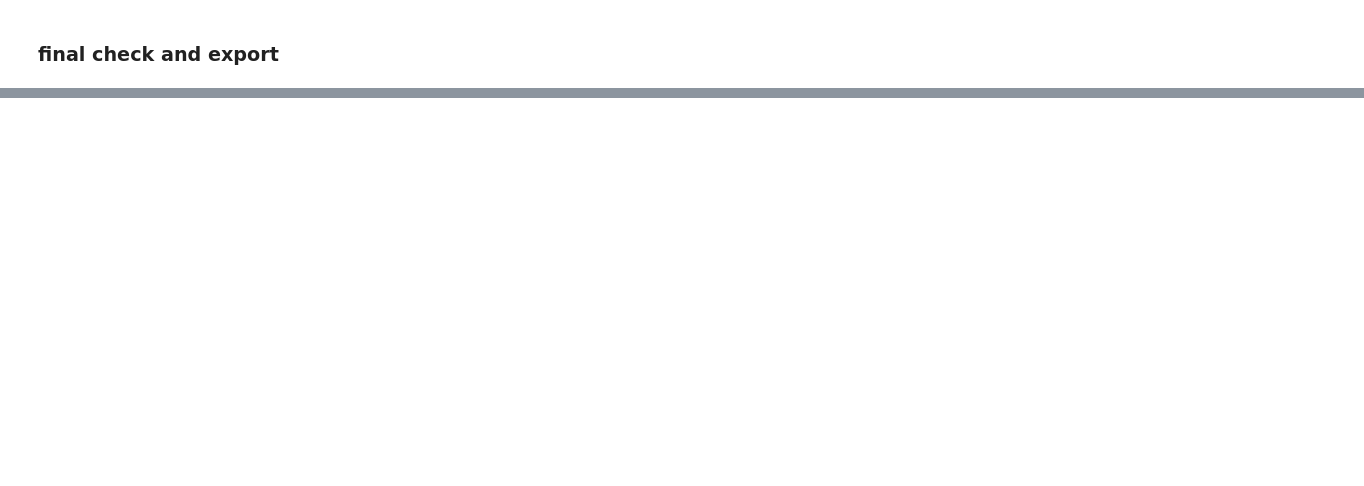
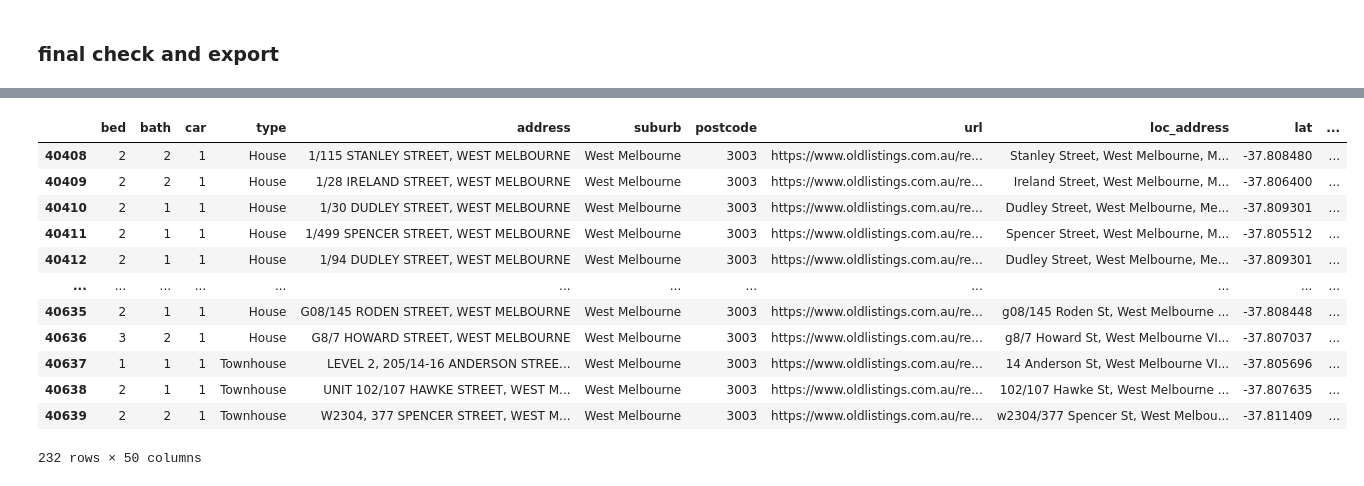
Before and after one commit to MAST30034-Applied-Data-Science/generic-real-estate-consulting-project-group-0, a Jupyter notebook: notebooks/feature_engineering.ipynb, the cells around one changed output, grey strips where cells are left out. Saved outputs shown, nothing was run; the diff lists cells and outputs as text; code cells hidden in the pictures; blank space fills up the shorter version.

```diff
--- a/notebooks/feature_engineering.ipynb
+++ b/notebooks/feature_engineering.ipynb
@@ -549,2 +562,20 @@ train_n_lines                        0
 dtype: int64
+# %%
+df3['type'] =  df['type'].fillna('unknown')
+# %%
+df3[df3.isna().any(axis=1)]
+# %% [output]
+|  | bed | bath | car | type | address | suburb | postcode | url | loc_address | lat | ... |
+| 40408 | 2 | 2 | 1 | House | 1/115 STANLEY STREET, WEST MELBOURNE | West Melbourne | 3003 | https://www.oldlistings.com.au/re... | Stanley Street, West Melbourne, M... | -37.808480 | ... |
+| 40409 | 2 | 2 | 1 | House | 1/28 IRELAND STREET, WEST MELBOURNE | West Melbourne | 3003 | https://www.oldlistings.com.au/re... | Ireland Street, West Melbourne, M... | -37.806400 | ... |
+| 40410 | 2 | 1 | 1 | House | 1/30 DUDLEY STREET, WEST MELBOURNE | West Melbourne | 3003 | https://www.oldlistings.com.au/re... | Dudley Street, West Melbourne, Me... | -37.809301 | ... |
+| 40411 | 2 | 1 | 1 | House | 1/499 SPENCER STREET, WEST MELBOURNE | West Melbourne | 3003 | https://www.oldlistings.com.au/re... | Spencer Street, West Melbourne, M... | -37.805512 | ... |
+| 40412 | 2 | 1 | 1 | House | 1/94 DUDLEY STREET, WEST MELBOURNE | West Melbourne | 3003 | https://www.oldlistings.com.au/re... | Dudley Street, West Melbourne, Me... | -37.809301 | ... |
+| ... | ... | ... | ... | ... | ... | ... | ... | ... | ... | ... | ... |
+| 40635 | 2 | 1 | 1 | House | G08/145 RODEN STREET, WEST MELBOURNE | West Melbourne | 3003 | https://www.oldlistings.com.au/re... | g08/145 Roden St, West Melbourne ... | -37.808448 | ... |
+| 40636 | 3 | 2 | 1 | House | G8/7 HOWARD STREET, WEST MELBOURNE | West Melbourne | 3003 | https://www.oldlistings.com.au/re... | g8/7 Howard St, West Melbourne VI... | -37.807037 | ... |
+| 40637 | 1 | 1 | 1 | Townhouse | LEVEL 2, 205/14-16 ANDERSON STREE... | West Melbourne | 3003 | https://www.oldlistings.com.au/re... | 14 Anderson St, West Melbourne VI... | -37.805696 | ... |
+| 40638 | 2 | 1 | 1 | Townhouse | UNIT 102/107 HAWKE STREET, WEST M... | West Melbourne | 3003 | https://www.oldlistings.com.au/re... | 102/107 Hawke St, West Melbourne ... | -37.807635 | ... |
+| 40639 | 2 | 2 | 1 | Townhouse | W2304, 377 SPENCER STREET, WEST M... | West Melbourne | 3003 | https://www.oldlistings.com.au/re... | w2304/377 Spencer St, West Melbou... | -37.811409 | ... |
+232 rows × 50 columns
 # %%
```
Also changed, not shown: parts of 26 cells of this notebook, 3 other files.
